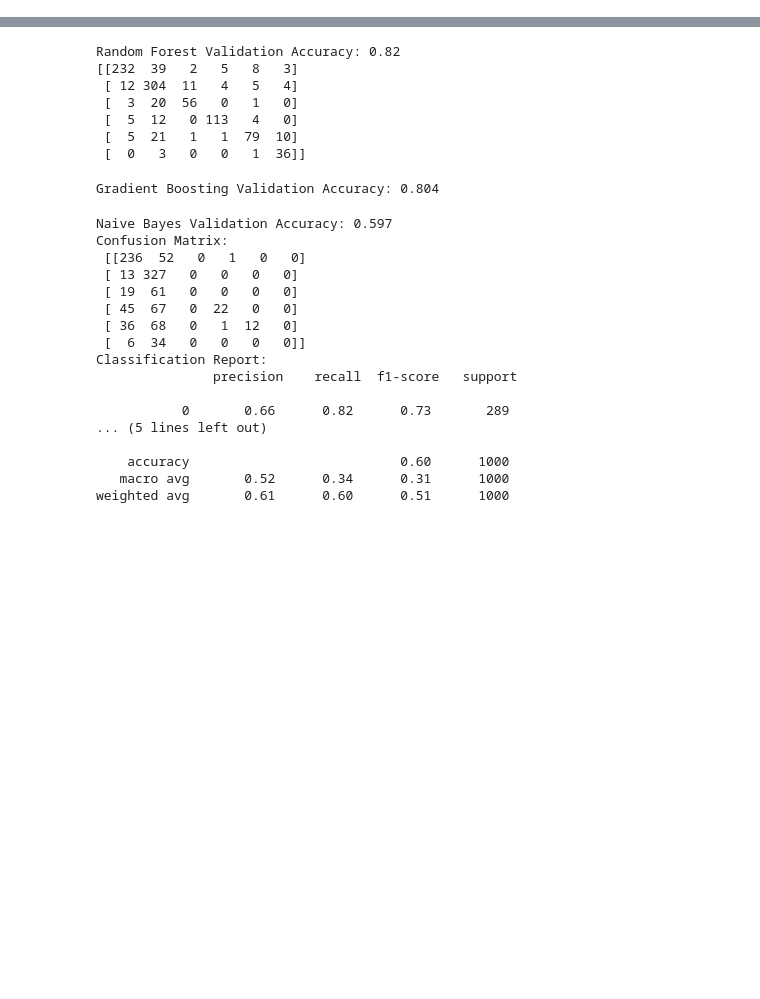
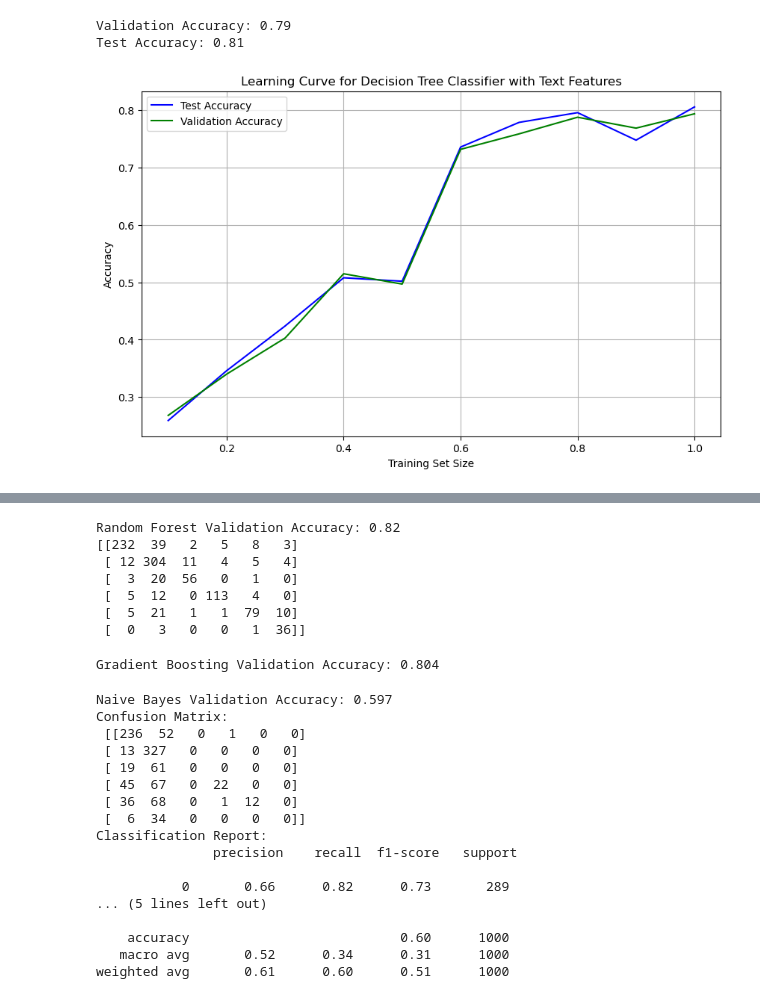
Before and after one commit to ekoface/IS_seminar, a Jupyter notebook: seminar2/seminar2.ipynb, the cells around one changed output, grey strips where cells are left out. Cells and saved outputs as stored; diff of their text form; code cells hidden in the pictures; blank space fills up the shorter version.

Commit message:
modified:   seminar2/seminar2.ipynb 	modified:   seminar2/test.csv 	modified:   seminar2/train.csv 	modified:   seminar2/val.csv

```diff
--- a/seminar2/seminar2.ipynb
+++ b/seminar2/seminar2.ipynb
@@ -76,0 +138,69 @@ y_test = test_data['label'].values
+# %%
+from sklearn.feature_extraction.text import TfidfVectorizer
+from sklearn.model_selection import train_test_split, learning_curve
+from sklearn.tree import DecisionTreeClassifier
+from sklearn.pipeline import Pipeline
+from sklearn.metrics import accuracy_score
+import matplotlib.pyplot as plt
+
+
+df['text'] = df['text'].fillna("")
+train_data, test_data = train_test_split(df, test_size=0.2, stratify=df['label'], random_state=42)
+
+train_data, val_data = train_test_split(train_data, test_size=0.25, stratify=train_data['label'], random_state=42)
+
+pipeline = Pipeline([
+    ('tfidf', TfidfVectorizer()),
+    ('classifier', DecisionTreeClassifier(random_state=42))
+])
+
+X_train = train_data['text']
+y_train = train_data['label']
+
+X_val = val_data['text']
+y_val = val_data['label']
+
+X_test = test_data['text']
+y_test = test_data['label']
+
+pipeline.fit(X_train, y_train)
+
+val_accuracy = accuracy_score(y_val, pipeline.predict(X_val))
+test_accuracy = accuracy_score(y_test, pipeline.predict(X_test))
+print(f"Validation Accuracy: {val_accuracy:.2f}")
+print(f"Test Accuracy: {test_accuracy:.2f}")
+
+from sklearn.metrics import accuracy_score
+import numpy as np
+import matplotlib.pyplot as plt
+
+train_sizes = np.linspace(0.1, 1.0, 10)
+test_accuracies = []
+val_accuracies = []
+
+for train_size in train_sizes:
+    current_train_data = train_data.sample(frac=train_size, random_state=42)
+    X_current_train = current_train_data['text']
+    y_current_train = current_train_data['label']
+
+    pipeline.fit(X_current_train, y_current_train)
+
+    test_acc = accuracy_score(y_test, pipeline.predict(X_test))
+    test_accuracies.append(test_acc)
+
+    val_acc = accuracy_score(y_val, pipeline.predict(X_val))
+    val_accuracies.append(val_acc)
+
+plt.figure(figsize=(10, 6))
+plt.plot(train_sizes, test_accuracies, label="Test Accuracy", color="blue")
+plt.plot(train_sizes, val_accuracies, label="Validation Accuracy", color="green")
+plt.xlabel("Training Set Size")
+plt.ylabel("Accuracy")
+plt.title("Learning Curve for Decision Tree Classifier with Text Features")
+plt.legend()
+plt.grid()
+plt.show()
+# %% [output]
+Validation Accuracy: 0.79
+Test Accuracy: 0.81
+[figure, added]
```
Also changed, not shown: parts of 21 cells of this notebook, 4 other files.
